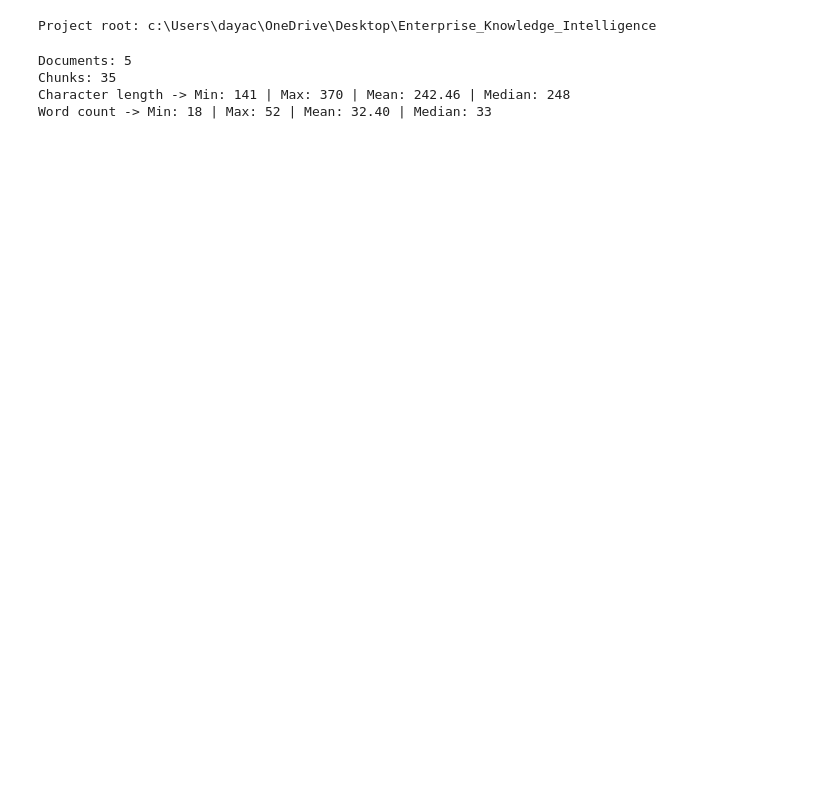
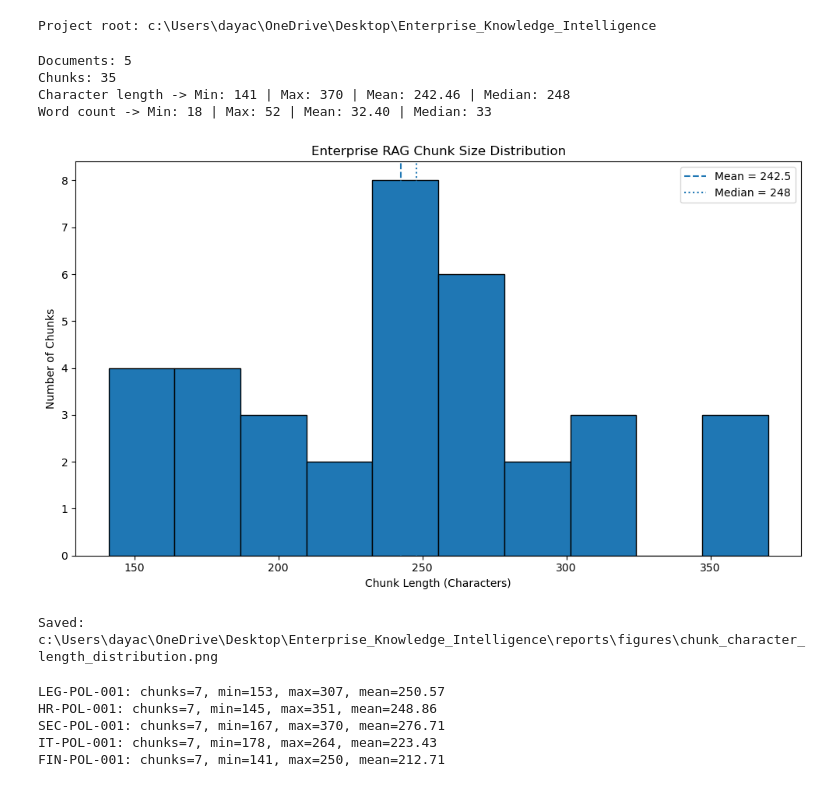
Before and after one commit to HANUMANTHTHOPURI/enterprise-knowledge-intelligence, a Jupyter notebook: notebooks/01_chunks_analysis.ipynb, the cells around one changed output. Drawn from its saved outputs; the diff is of its cells as text; code cells hidden in the pictures; blank space fills up the shorter version.

```diff
--- a/notebooks/01_chunks_analysis.ipynb
+++ b/notebooks/01_chunks_analysis.ipynb
@@ -63,4 +63,78 @@ Chunks: 35
 Character length -> Min: 141 | Max: 370 | Mean: 242.46 | Median: 248
 Word count -> Min: 18 | Max: 52 | Mean: 32.40 | Median: 33
 # %%
+import matplotlib.pyplot as plt
+
+
 figure_directory = project_root / "reports" / "figures"
+figure_directory.mkdir(parents=True, exist_ok=True)
+
+plt.figure(figsize=(10, 6))
+
+plt.hist(
+    character_lengths,
+    bins=10,
+    edgecolor="black",
+)
+
+plt.axvline(
+    mean(character_lengths),
+    linestyle="--",
+    label=f"Mean = {mean(character_lengths):.1f}",
+)
+
+plt.axvline(
+    median(character_lengths),
+    linestyle=":",
+    label=f"Median = {median(character_lengths):.0f}",
+)
+
+plt.xlabel("Chunk Length (Characters)")
+plt.ylabel("Number of Chunks")
+plt.title("Enterprise RAG Chunk Size Distribution")
+
+plt.legend()
+plt.tight_layout()
+
+output_path = (
+    figure_directory
+    / "chunk_character_length_distribution.png"
+)
+
+plt.savefig(
+    output_path,
+    dpi=300,
+    bbox_inches="tight",
+)
+
+plt.show()
+
+print(f"Saved: {output_path}")
+# %% [output]
+[figure, added]
+Saved: c:\Users\dayac\OneDrive\Desktop\Enterprise_Knowledge_Intelligence\reports\figures\chunk_character_length_distribution.png
+# %%
+from collections import defaultdict
+
+
+chunk_lengths_by_document = defaultdict(list)
+
+for chunk in chunks:
+    chunk_lengths_by_document[chunk.document_id].append(
+        len(chunk.content)
+    )
+
+for document_id, lengths in chunk_lengths_by_document.items():
+    print(
+        f"{document_id}: "
+        f"chunks={len(lengths)}, "
+        f"min={min(lengths)}, "
+        f"max={max(lengths)}, "
+        f"mean={mean(lengths):.2f}"
+    )
+# %% [output]
+LEG-POL-001: chunks=7, min=153, max=307, mean=250.57
+HR-POL-001: chunks=7, min=145, max=351, mean=248.86
+SEC-POL-001: chunks=7, min=167, max=370, mean=276.71
+IT-POL-001: chunks=7, min=178, max=264, mean=223.43
+FIN-POL-001: chunks=7, min=141, max=250, mean=212.71
```
Also changed, not shown: parts of 1 cell of this notebook.
